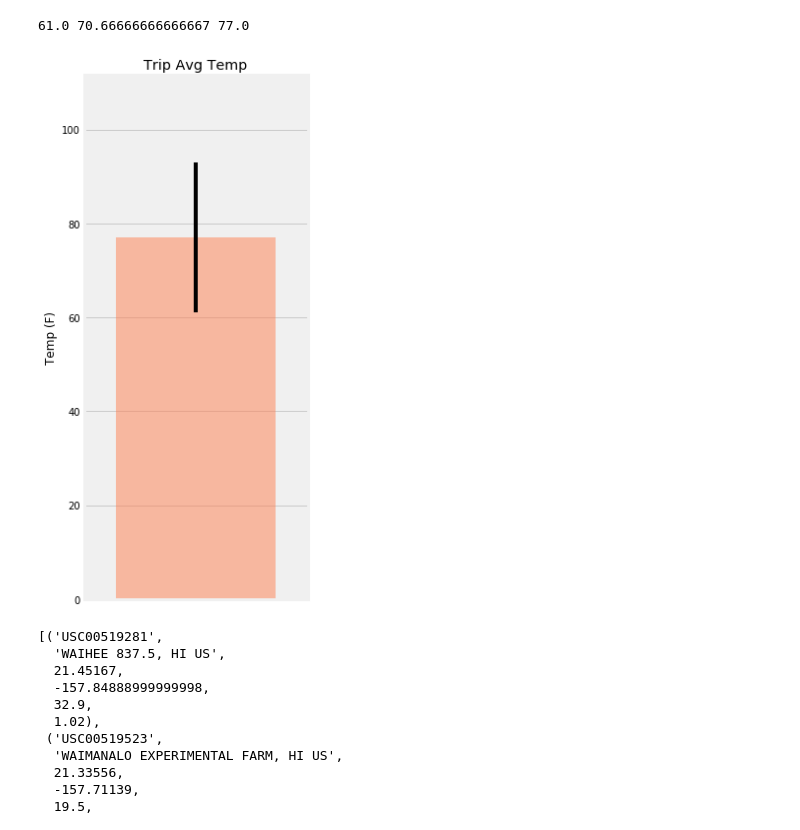
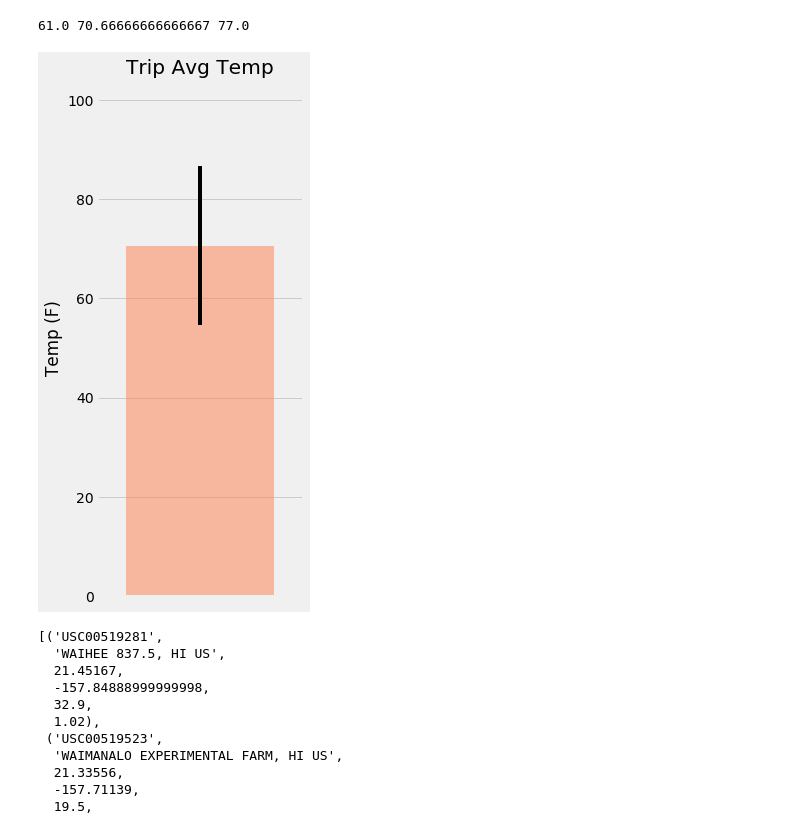
Before and after one commit to savorgnan5/advanced_sql_HW, a Jupyter notebook: HW_SQL_2.ipynb, the cells around one changed output. Cells and saved outputs as stored; diff of their text form; code cells hidden in the pictures.

```diff
--- a/HW_SQL_2.ipynb
+++ b/HW_SQL_2.ipynb
@@ -139,16 +139,16 @@ print(tmin, tavg,tmax)
 # %%
 fig, ax = plt.subplots(figsize=plt.figaspect(2.))
 xpos = 1
 yerr = tmax-tmin
 
-bar = ax.bar(xpos, tmax, yerr=yerr, alpha=0.5, color='coral', align="center")
+bar = ax.bar(xpos, tavg, yerr=yerr, alpha=0.5, color='coral', align="center")
 ax.set(xticks=range(xpos), title="Trip Avg Temp", ylabel="Temp (F)")
 ax.margins(.2, .2)
 # fig.autofmt_xdate()
 fig.tight_layout()
 fig.show()
 # %% [output]
-[figure, old version]
+[figure, new version]
 # %%
 vacat = session.query(Station.station, Station.name, Station.latitude, Station.longitude, Station.elevation,\
                      func.sum(Measurement.prcp)).filter(Measurement.date >= "2017-02-15").\
```
Also changed, not shown: parts of 2 cells of this notebook.
